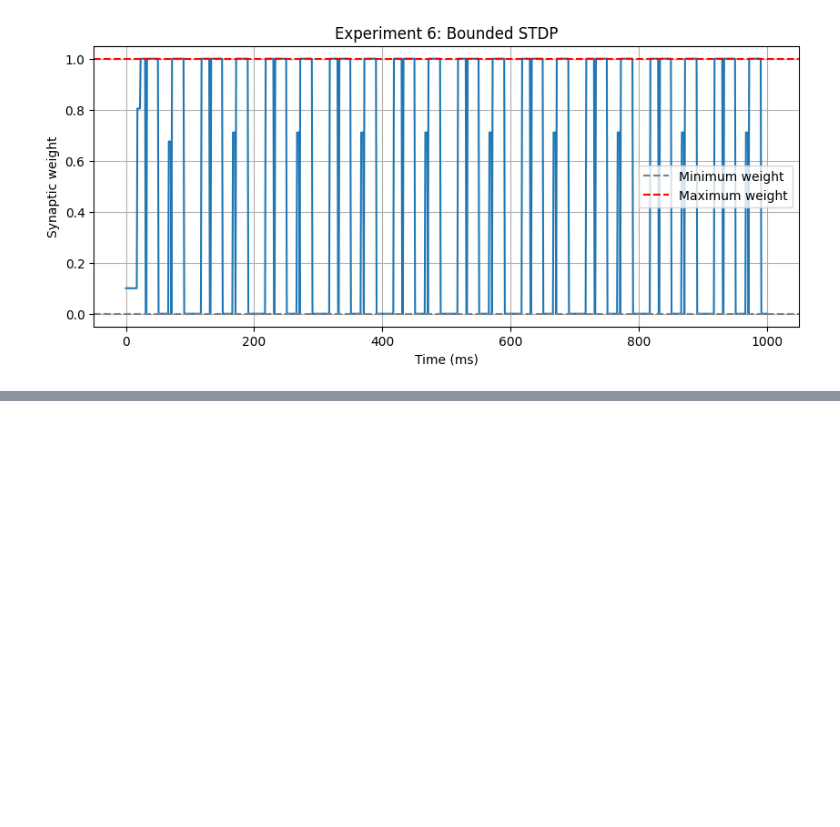
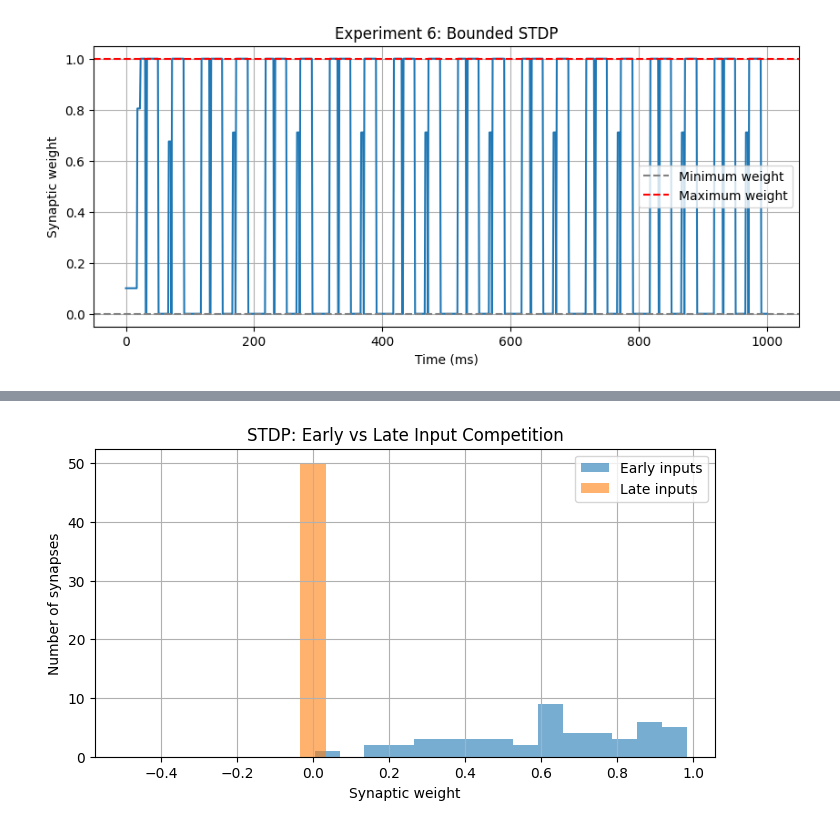
Before and after one commit to AliSalehiAhmadabad/Neuroscience_for_machine_learners, a Jupyter notebook: w4-learning/w4-learning-exercise.ipynb, the cells around one changed output, grey strips where cells are left out. Cells and saved outputs as stored; diff of their text form; code cells hidden in the pictures; blank space fills up the shorter version.

```diff
--- a/w4-learning/w4-learning-exercise.ipynb
+++ b/w4-learning/w4-learning-exercise.ipynb
@@ -537,0 +888,76 @@ Output spikes: 90
+# %%
+
+rng = np.random.default_rng(42)
+
+N = 100
+dt = 1                    # ms
+trial_duration = 100      # ms
+n_repetitions = 1000
+
+duration = trial_duration * n_repetitions
+num_steps = int(duration / dt)
+
+spikes_train = np.zeros((N, num_steps), dtype=np.uint8)
+
+for trial in range(n_repetitions):
+
+    onset = trial * trial_duration
+
+    # Early group: neurons 0-49
+    early_times = rng.integers(1, 11, size=50)
+
+    # Late group: neurons 50-99
+    late_times = rng.integers(11, 21, size=50)
+
+    for j in range(50):
+        spikes_train[j, onset + early_times[j]] = 1
+
+    for j in range(50, N):
+        spikes_train[j, onset + late_times[j - 50]] = 1
+
+print("Training duration:", duration / 1000, "seconds")
+print("Spike matrix shape:", spikes_train.shape)
+
+
+w_initial = np.full(N, 0.5)
+
+V_train, S_train, W_train, I_train = LIF_STDP(
+    spikes_train,
+    duration,
+    dt,
+    tau_plus=20,
+    tau_minus=20,
+    a_plus=0.005,
+    a_minus=-0.00525,
+    a_pre=np.zeros(N),
+    a_post=0.0,
+    w=w_initial,
+    I0=np.zeros(num_steps),
+    tau=10,
+    threshold=0.4,
+    w_min=0,
+    w_max=1
+)
+
+w_learned = W_train[-1]
+
+print("Mean early weight:", w_learned[:50].mean())
+print("Mean late weight:", w_learned[50:].mean())
+print("Number of output spikes:", len(S_train))
+
+
+plt.figure(figsize=(8, 4))
+
+plt.hist(w_learned[:50], bins=15, alpha=0.6,
+         label="Early inputs")
+
+plt.hist(w_learned[50:], bins=15, alpha=0.6,
+         label="Late inputs")
+
+plt.xlabel("Synaptic weight")
+plt.ylabel("Number of synapses")
+plt.title("STDP: Early vs Late Input Competition")
+plt.legend()
+plt.grid(True)
+plt.show()
+# %% [output]
@@ -537,0 +969 @@ Output spikes: 90
+[figure, added]
```
Also changed, not shown: parts of 27 cells of this notebook.
